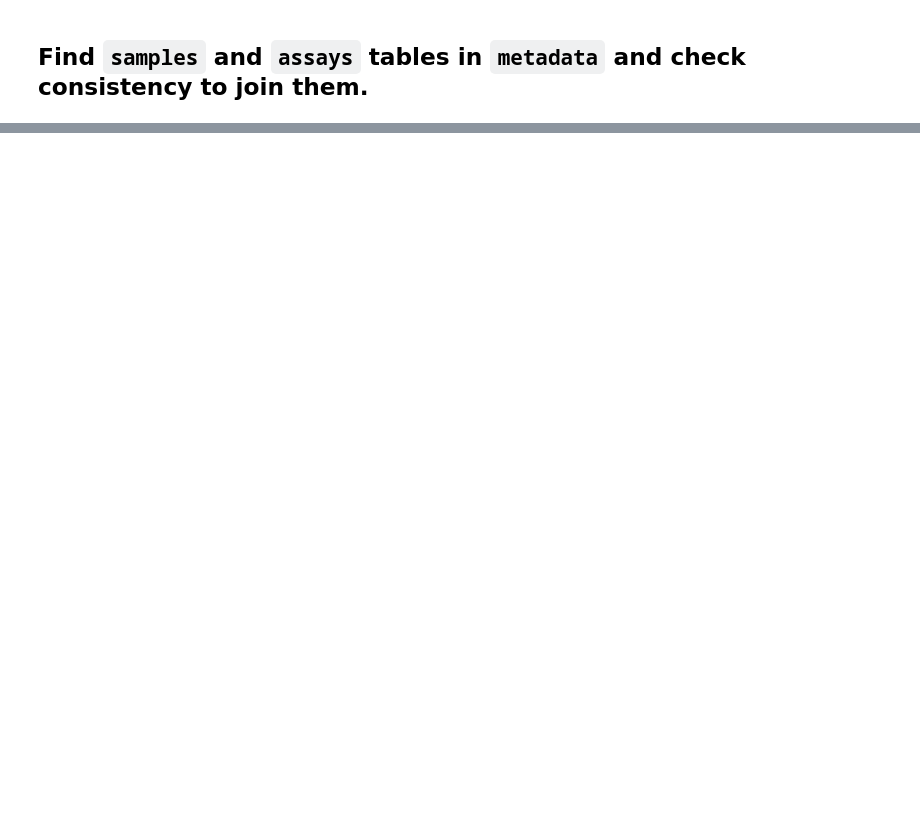
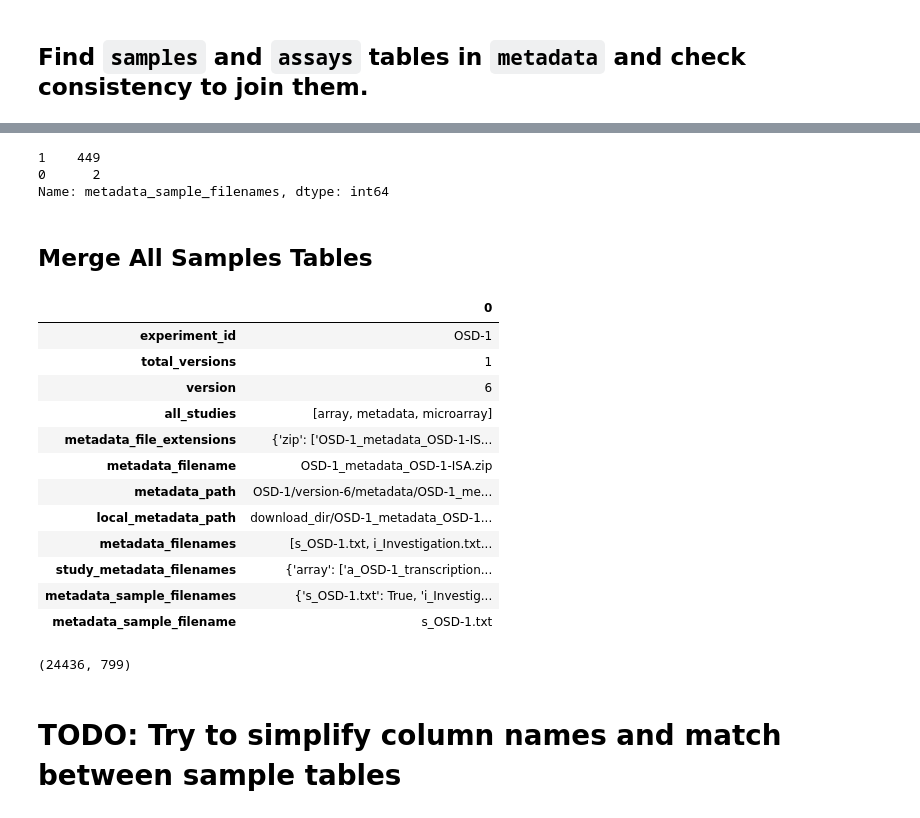
Before and after one commit to AnzorGozalishvili/nasa_osdr_data_curation, a Jupyter notebook: dataset_curation_v2.ipynb, the cells around one changed output, grey strips where cells are left out. Drawn from its saved outputs; the diff is of its cells as text; code cells hidden in the pictures; blank space fills up the shorter version.

```diff
--- a/dataset_curation_v2.ipynb
+++ b/dataset_curation_v2.ipynb
@@ -538,0 +473,13 @@ with open('assays_dtypes.json', 'w') as file:
+# %%
+def match_study_with_file(all_studies, metadata_filenames):
+    matches = {}
+    for study in all_studies:
+      if study != 'metadata':
+          matches[study] = []
+          for filename in metadata_filenames:
+              if study.lower() in filename.lower():
+                  matches[study].append(filename)
+
+    return matches
+# %%
+stats['study_metadata_filenames'] = stats[['all_studies', 'metadata_filenames']].progress_apply(lambda x: match_study_with_file(**x.to_dict()), axis=1)
@@ -538,0 +580,42 @@ with open('assays_dtypes.json', 'w') as file:
+# %%
+stats['metadata_sample_filenames'] = stats[['local_metadata_path', 'metadata_filenames']].progress_apply(
+    lambda x: {
+        metadata_filename: is_sample_table(
+            read_dataframe_from_zip(
+                x['local_metadata_path'], metadata_filename
+            )
+        )
+        for metadata_filename in x['metadata_filenames']
+    },
+    axis=1
+)
+# %%
+stats['metadata_sample_filenames'].apply(
+    lambda x: sum(list(x.values()))
+).value_counts()
+# %% [output]
+1    449
+0      2
+Name: metadata_sample_filenames, dtype: int64
+# %% [markdown]
+## Merge All Samples Tables
+# %%
+stats['metadata_sample_filename'] = stats['metadata_sample_filenames'].apply(
+    lambda x: [file for file, is_sample_table in x.items() if is_sample_table is True]
+).apply(lambda x: x[0] if x else "")
+# %%
+stats.head(1).T
+# %% [output]
+|  | 0 |
+| experiment_id | OSD-1 |
+| total_versions | 1 |
+| version | 6 |
+| all_studies | [array, metadata, microarray] |
+| metadata_file_extensions | {'zip': ['OSD-1_metadata_OSD-1-IS... |
+| metadata_filename | OSD-1_metadata_OSD-1-ISA.zip |
+| metadata_path | OSD-1/version-6/metadata/OSD-1_me... |
+| local_metadata_path | download_dir/OSD-1_metadata_OSD-1... |
+| metadata_filenames | [s_OSD-1.txt, i_Investigation.txt... |
+| study_metadata_filenames | {'array': ['a_OSD-1_transcription... |
+| metadata_sample_filenames | {'s_OSD-1.txt': True, 'i_Investig... |
+| metadata_sample_filename | s_OSD-1.txt |
@@ -538,0 +642,4 @@ with open('assays_dtypes.json', 'w') as file:
+# %%
+samples_df.shape
+# %% [output]
+(24436, 799)
@@ -538,0 +650,2 @@ with open('assays_dtypes.json', 'w') as file:
+# %% [markdown]
+# TODO: Try to simplify column names and match between sample tables
```
Also changed, not shown: parts of 53 cells of this notebook.
